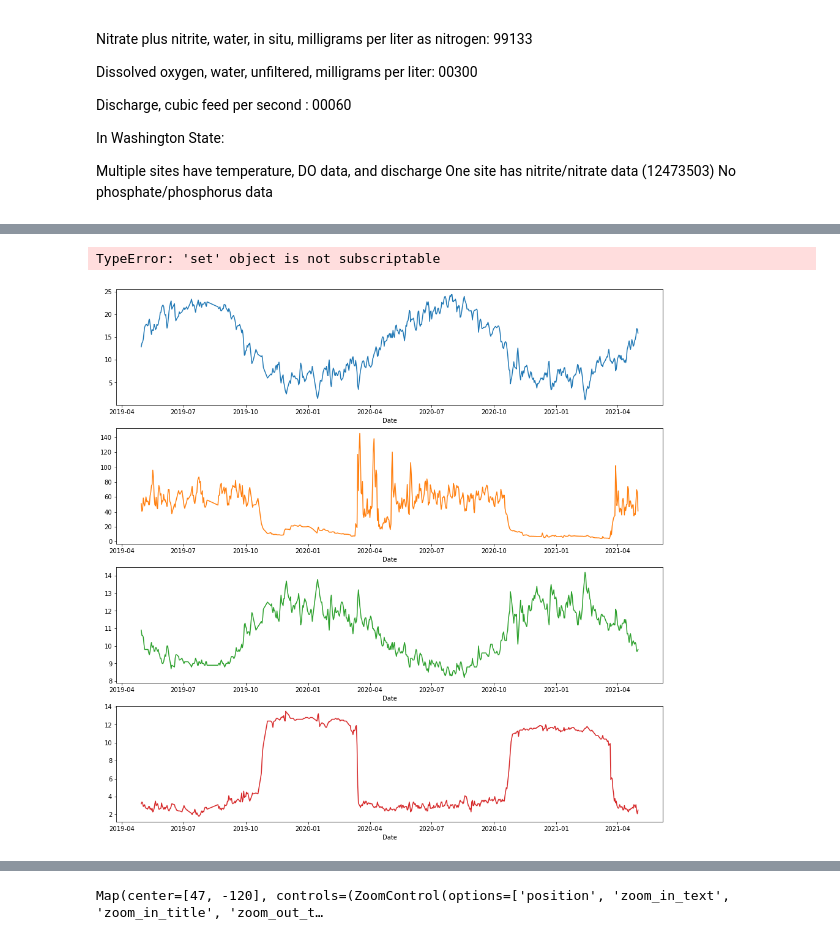
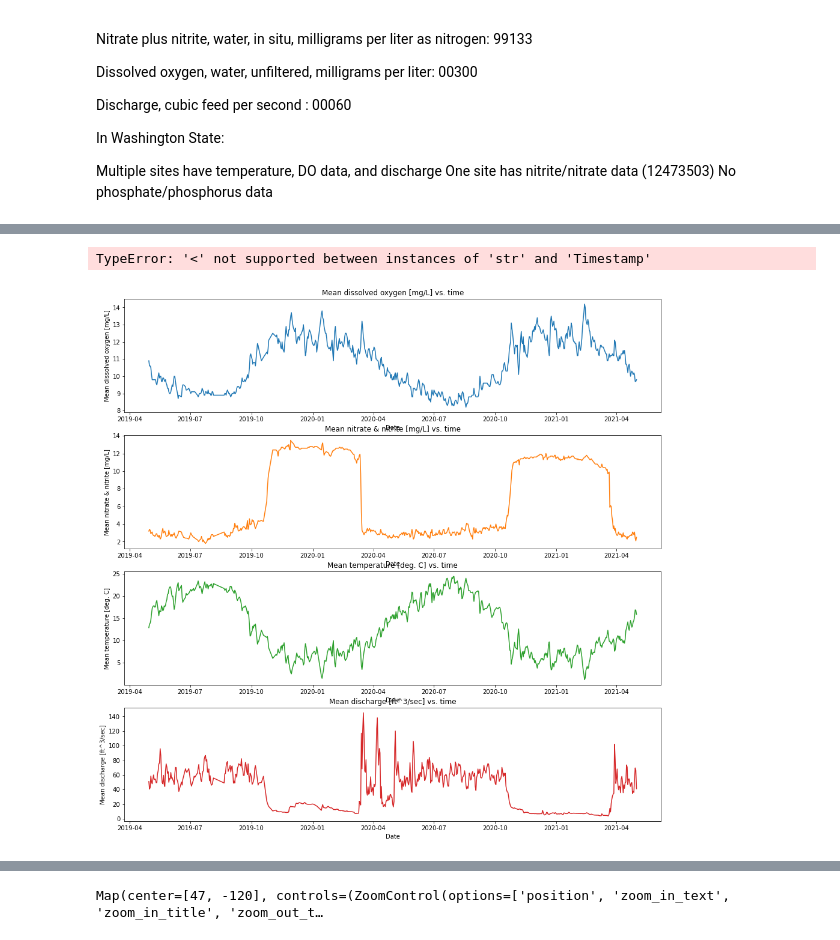
Before and after one commit to isosafrasaurus/pnnl_watersheds, a Jupyter notebook: nwis_data_analysis.ipynb, the cells around one changed output, grey strips where cells are left out. Cells and saved outputs as stored; diff of their text form; code cells hidden in the pictures.

```diff
--- a/nwis_data_analysis.ipynb
+++ b/nwis_data_analysis.ipynb
@@ -139,12 +75,0 @@ ringold_iv_final
-# %%
-ringold_dv_final = ringold_dv
-
-ringold_dv_final = ringold_dv_final.dropna(thresh = 21)
-
-for column in ringold_dv_final:
-    if column.endswith("cd") or column.endswith("Maximum") or column.endswith("Minimum"):
-        ringold_dv_final = ringold_dv_final.drop(columns=column)
-
-ringold_dv_final = ringold_dv_final.drop(columns='site_no')
-
-ringold_dv_final
@@ -165,0 +114,8 @@ ringold_dv_final
+# %%
+NOAA_DATA = pd.read_csv("noaa_station_data.csv")
+NOAA_DATA = NOAA_DATA.set_index('DATE')
+display(NOAA_DATA)
+
+precip_plot = NOAA_DATA[["PRCP"]].plot(figsize=(16,9),legend=False)
+precip_plot.set_xlabel("Date")
+precip_plot.set_ylabel("Precipitation, in.")
@@ -166,44 +139,34 @@ ringold_dv_final
 # %%
-'''
-namesdv = {
-    '00300_Maximum':'Max. dissolved oxygen [mg/L]',
-    '00300_Minimum':'Min. dissolved oxygen [mg/L]',
-    '00300_Mean':'Mean dissolved oxygen [mg/L]',
-
-    '99133_Maximum':'Max. nitrate & nitrite [mg/L]',
-    '99133_Minimum':'Min. nitrate & nitrite  [mg/L]',
-    '99133_Mean':'Mean nitrate & nitrite [mg/L]',
-
-    '00010_Maximum':'Max. temperature [deg. C]',
-    '00010_Minimum':'Min. temperature [deg. C]',
-    '00010_Mean':'Mean temperature [deg. C]',
-
-    '00060_Mean' : 'Mean discharge [ft^3/sec]'
-}
-'''
 namesdv = {
     '00300_Mean':'Mean dissolved oxygen [mg/L]',
     '99133_Mean':'Mean nitrate & nitrite [mg/L]',
     '00010_Mean':'Mean temperature [deg. C]',
     '00060_Mean' : 'Mean discharge [ft^3/sec]'
 }
 
-namesdvarray = {
+namesdvarray = [
     'Mean dissolved oxygen [mg/L]',
     'Mean nitrate & nitrite [mg/L]',
     'Mean temperature [deg. C]',
     'Mean discharge [ft^3/sec]'
-}
+]
 
 ringold_dv_toPlot = ringold_dv_final.rename(columns=namesdv)
 
 plotdv = ringold_dv_toPlot.plot(subplots = True, figsize=(16,16), legend=False, xlabel='Date', sharex=False,sharey=False)
 
-for subplotIndex in range(len(plot)):
-    plot[subplotIndex].set_ylabel(namesdvarray[subplotIndex])
+for subplotIndex in range(len(plotdv)):
+    plotdv[subplotIndex].set_ylabel(namesdvarray[subplotIndex])
+    plotdv[subplotIndex].set_title(namesdvarray[subplotIndex] + " vs. time")
+
+frames = [ringold_dv_toPlot, NOAA_DATA]
+precipframes = pd.concat(frames)
+precipframes.sort_index(ascending=True)
+
+precipframes.plot(figsize=(16,4))
 # %% [output]
-TypeError: 'set' object is not subscriptable
+TypeError: '<' not supported between instances of 'str' and 'Timestamp'
-[figure, old version]
+[figure, new version]
 # %%
 namesiv = {
     '00300':'Dissolved oxygen [mg/L]',
```
Also changed, not shown: parts of 26 cells of this notebook, 1 other file.
